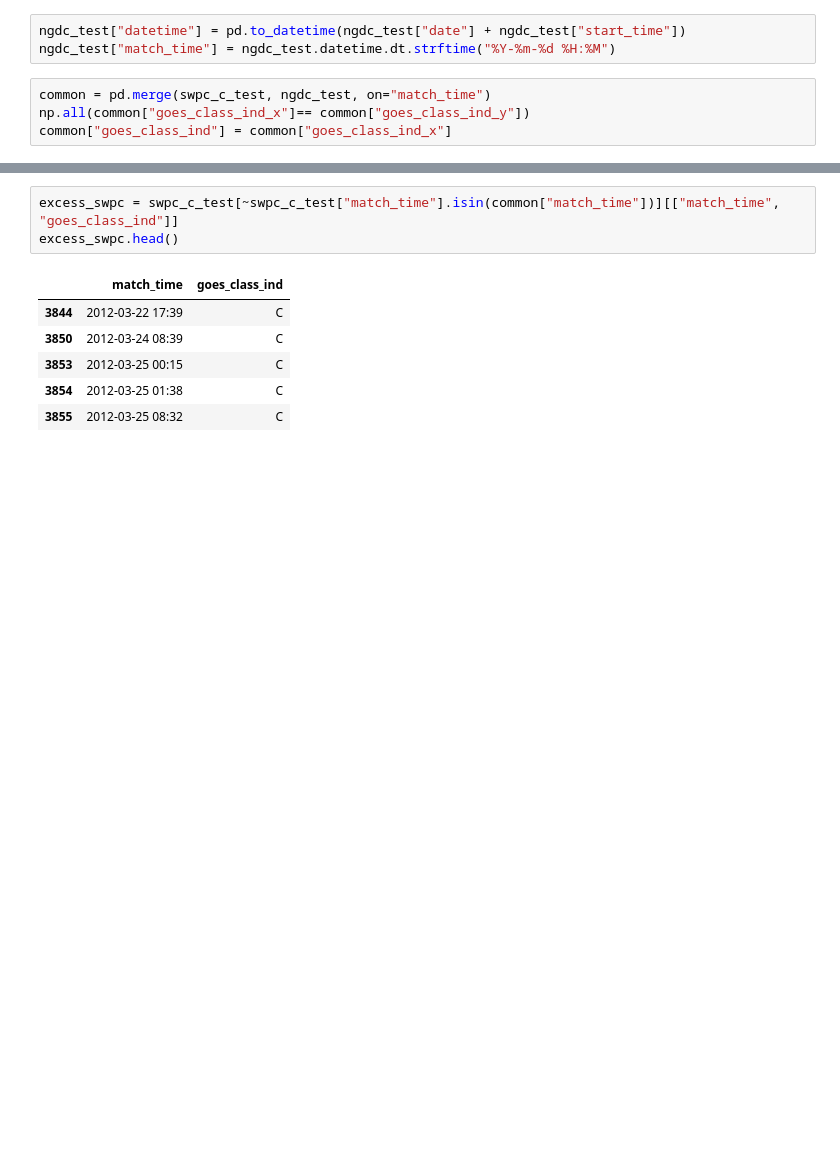
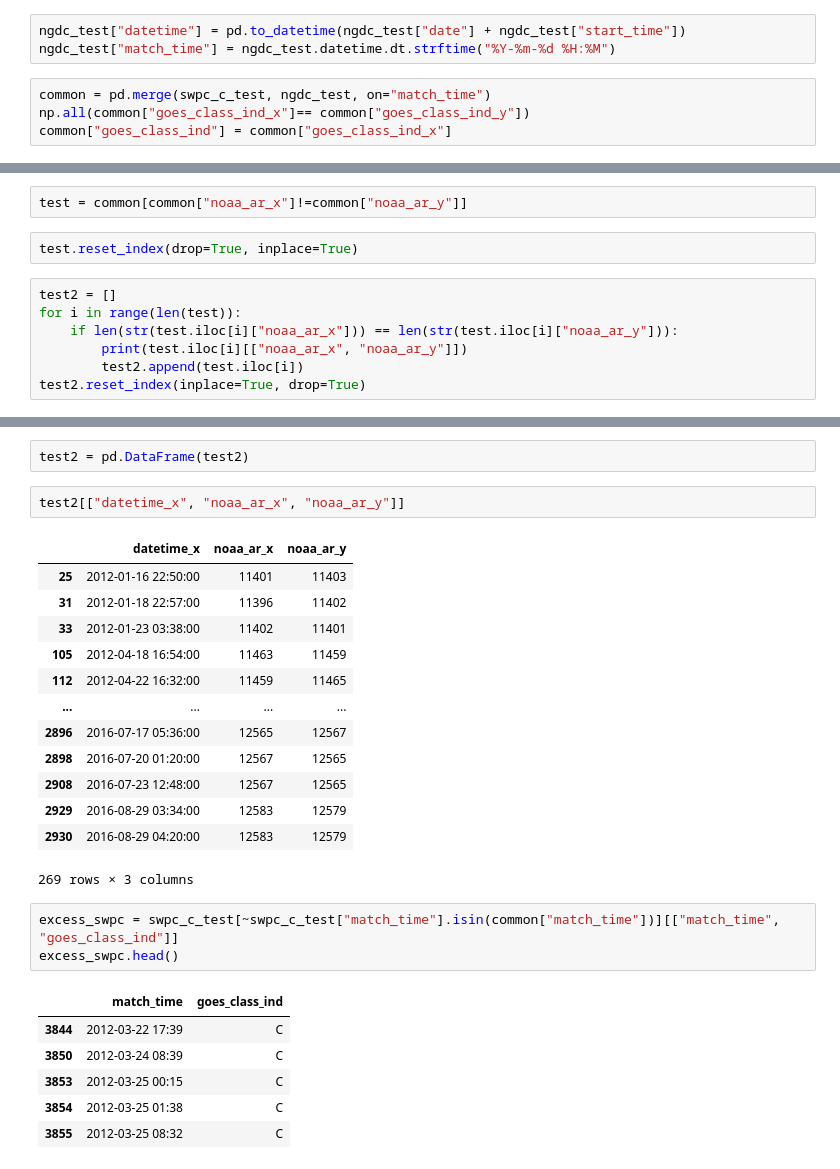
Before and after one commit to hayesla/flare_forecast_proj, a Jupyter notebook: goes_flare_list/final_compare.ipynb, the cells around one changed output, grey strips where cells are left out. Drawn from its saved outputs; the diff is of its cells as text; blank space fills up the shorter version.

```diff
--- a/goes_flare_list/final_compare.ipynb
+++ b/goes_flare_list/final_compare.ipynb
@@ -297,0 +302,11 @@ common["goes_class_ind"] = common["goes_class_ind_x"]
+# %%
+test = common[common["noaa_ar_x"]!=common["noaa_ar_y"]]
+# %%
+test.reset_index(drop=True, inplace=True)
+# %%
+test2 = []
+for i in range(len(test)):
+    if len(str(test.iloc[i]["noaa_ar_x"])) == len(str(test.iloc[i]["noaa_ar_y"])):
+        print(test.iloc[i][["noaa_ar_x", "noaa_ar_y"]])
+        test2.append(test.iloc[i])
+test2.reset_index(inplace=True, drop=True)
@@ -298,3 +332,21 @@ common["goes_class_ind"] = common["goes_class_ind_x"]
+# %%
+test2 = pd.DataFrame(test2)
+# %%
+test2[["datetime_x", "noaa_ar_x", "noaa_ar_y"]]
+# %% [output]
+|  | datetime_x | noaa_ar_x | noaa_ar_y |
+| 25 | 2012-01-16 22:50:00 | 11401 | 11403 |
+| 31 | 2012-01-18 22:57:00 | 11396 | 11402 |
+| 33 | 2012-01-23 03:38:00 | 11402 | 11401 |
+| 105 | 2012-04-18 16:54:00 | 11463 | 11459 |
+| 112 | 2012-04-22 16:32:00 | 11459 | 11465 |
+| ... | ... | ... | ... |
+| 2896 | 2016-07-17 05:36:00 | 12565 | 12567 |
+| 2898 | 2016-07-20 01:20:00 | 12567 | 12565 |
+| 2908 | 2016-07-23 12:48:00 | 12567 | 12565 |
+| 2929 | 2016-08-29 03:34:00 | 12583 | 12579 |
+| 2930 | 2016-08-29 04:20:00 | 12583 | 12579 |
+269 rows × 3 columns
 # %%
 excess_swpc = swpc_c_test[~swpc_c_test["match_time"].isin(common["match_time"])][["match_time", "goes_class_ind"]]
 excess_swpc.head()
```
Also changed, not shown: parts of 16 cells of this notebook, 3 other files.
